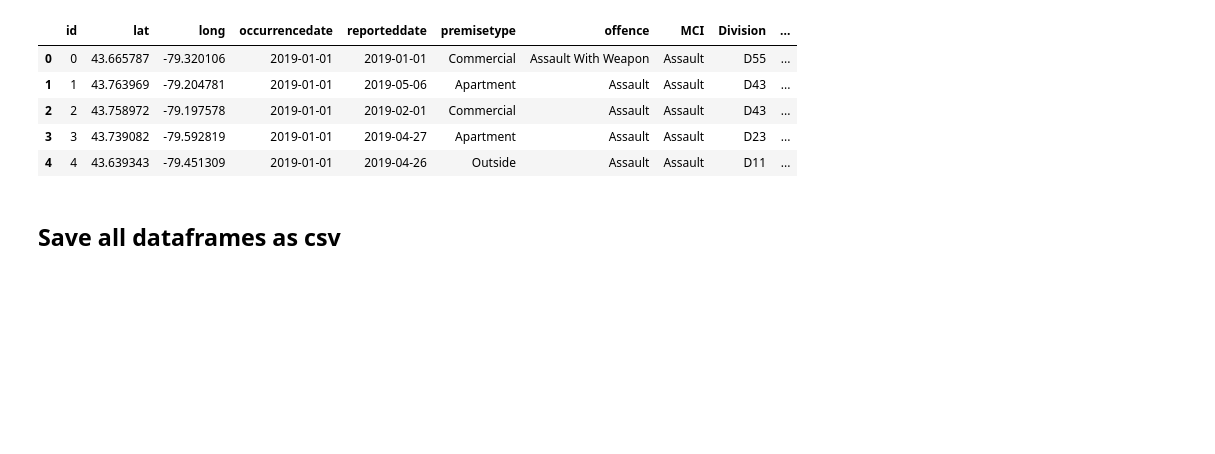
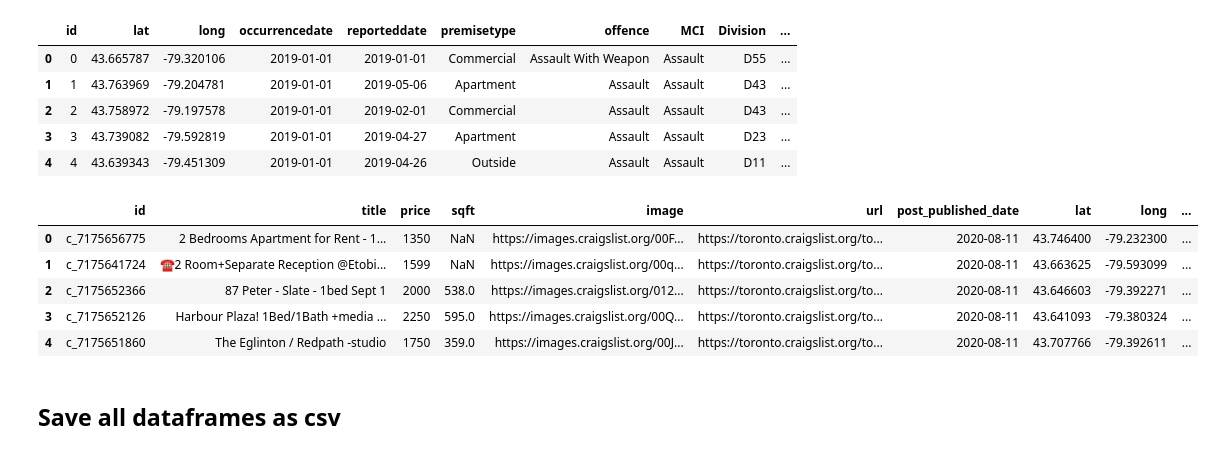
Before and after one commit to bnarath/Toronto_Rental_ETL_Project, a Jupyter notebook: Code/craigslist_api_scraping_transform.ipynb, the cells around one changed output. Saved outputs shown, nothing was run; the diff lists cells and outputs as text; code cells hidden in the pictures; blank space fills up the shorter version.

```diff
--- a/Code/craigslist_api_scraping_transform.ipynb
+++ b/Code/craigslist_api_scraping_transform.ipynb
@@ -130,10 +130,10 @@ def craigs_list_scrape(craigs_list_post_docs):
 # %%
 #craiglist_housing_enriched = craigs_list_scrape(craiglist_housing)
 # %%
-#with open('craiglist_housing_enriched.pkl', 'wb') as f:
+#with open(os.path.join('..','Stage','craiglist_housing_enriched.pkl'), 'wb') as f:
     #pickle.dump(craiglist_housing_enriched, f)
 
-with open('craiglist_housing_enriched.pkl', 'rb') as f:
+with open(os.path.join('..','Stage','craiglist_housing_enriched.pkl'), 'rb') as f:
     craiglist_renting_data = pickle.load(f)
 # %% [markdown]
 ---
@@ -211,7 +211,7 @@ def retrieve_clean_MCI_data():
 # %% [markdown]
 ``MCI_DF = retrieve_clean_MCI_data()``
 # %%
-with open('MCI_toronto_data.pkl', 'rb') as f:
+with open(os.path.join('..','Stage','MCI_toronto_data.pkl'), 'rb') as f:
     MCI_DF = pickle.load(f)
 # %% [markdown]
 ### This data doesn't include homicide. Hence, we need to include that separately
@@ -281,7 +281,7 @@ def make_crime_data(MCI_DF, homicide):
 # %% [markdown]
 ``crime_data = make_crime_data(MCI_DF, homicide)``
 # %%
-with open('crime_data.pkl', 'rb') as f:
+with open(os.path.join('..','Stage','crime_data.pkl'), 'rb') as f:
     crime_data = pickle.load(f)
 # %%
 #Check for nan
@@ -504,6 +504,6 @@ Florida_Zipcodes = DF['postal_code'][DF['postal_code'].map(lambda x : re.findall
     #pickle.dump(DF, f)
 # %%
-with open('craiglist_standalone.pkl', 'rb') as f:
+with open(os.path.join('..','Stage','craiglist_standalone.pkl'), 'rb') as f:
     DF = pickle.load(f)
 # %% [markdown]
 ### Toronto postal codes
@@ -642,6 +627,15 @@ crime_data.head()
 | 2 | 2 | 43.758972 | -79.197578 | 2019-01-01 | 2019-02-01 | Commercial | Assault | Assault | D43 | ... |
 | 3 | 3 | 43.739082 | -79.592819 | 2019-01-01 | 2019-04-27 | Apartment | Assault | Assault | D23 | ... |
 | 4 | 4 | 43.639343 | -79.451309 | 2019-01-01 | 2019-04-26 | Outside | Assault | Assault | D11 | ... |
+# %%
+DF.head()
+# %% [output]
+|  | id | title | price | sqft | image | url | post_published_date | lat | long | ... |
+| 0 | c_7175656775 | 2 Bedrooms Apartment for Rent - 1... | 1350 | NaN | https://images.craigslist.org/00F... | https://toronto.craigslist.org/to... | 2020-08-11 | 43.746400 | -79.232300 | ... |
+| 1 | c_7175641724 | ☎2 Room+Separate Reception @Etobi... | 1599 | NaN | https://images.craigslist.org/00q... | https://toronto.craigslist.org/to... | 2020-08-11 | 43.663625 | -79.593099 | ... |
+| 2 | c_7175652366 | 87 Peter - Slate - 1bed Sept 1 | 2000 | 538.0 | https://images.craigslist.org/012... | https://toronto.craigslist.org/to... | 2020-08-11 | 43.646603 | -79.392271 | ... |
+| 3 | c_7175652126 | Harbour Plaza! 1Bed/1Bath +media ... | 2250 | 595.0 | https://images.craigslist.org/00Q... | https://toronto.craigslist.org/to... | 2020-08-11 | 43.641093 | -79.380324 | ... |
+| 4 | c_7175651860 | The Eglinton / Redpath -studio | 1750 | 359.0 | https://images.craigslist.org/00J... | https://toronto.craigslist.org/to... | 2020-08-11 | 43.707766 | -79.392611 | ... |
 # %% [markdown]
 ## Save all dataframes as csv
 # %%
```
Also changed, not shown: parts of 10 cells of this notebook, 1 other file.
